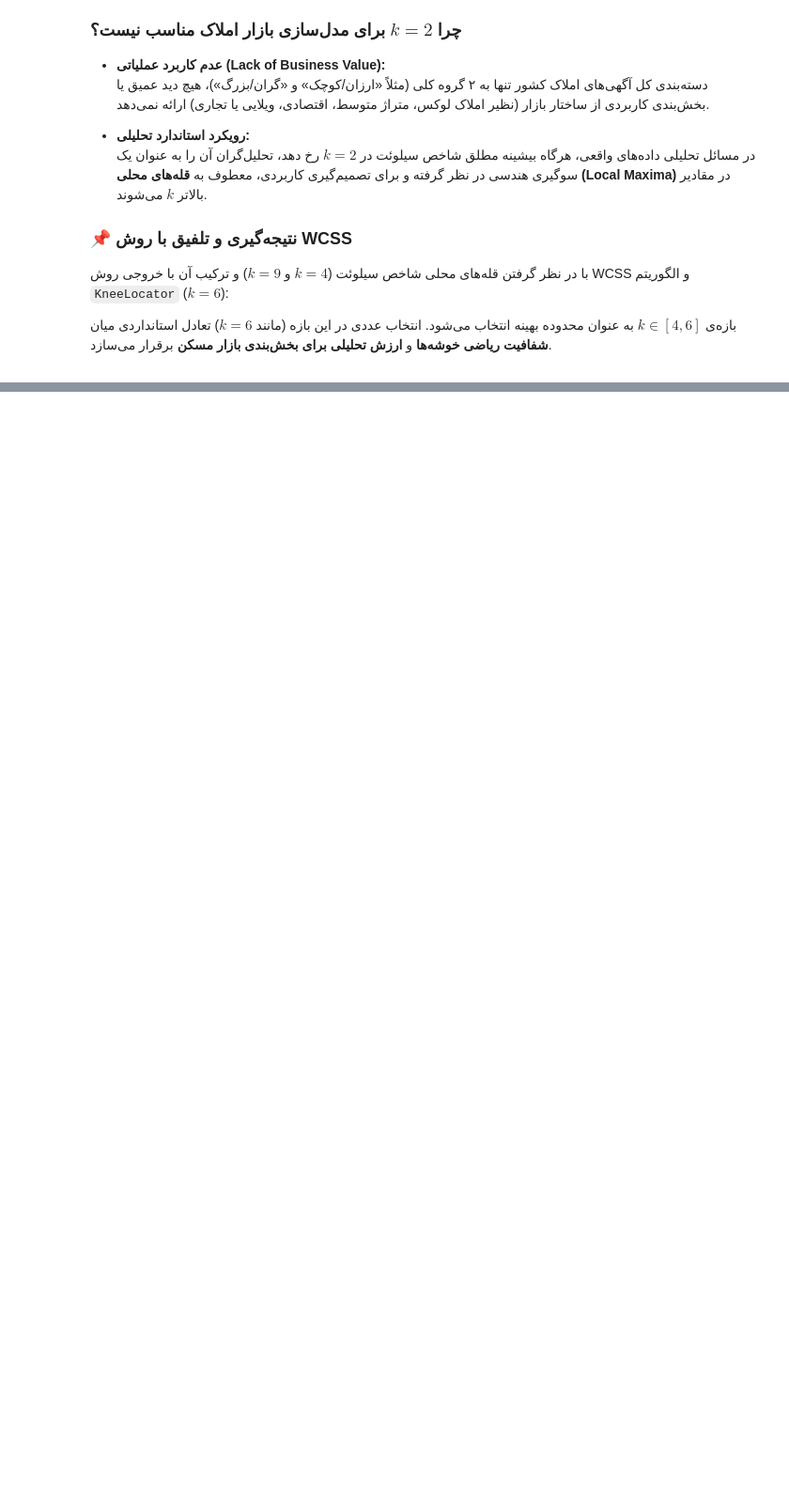
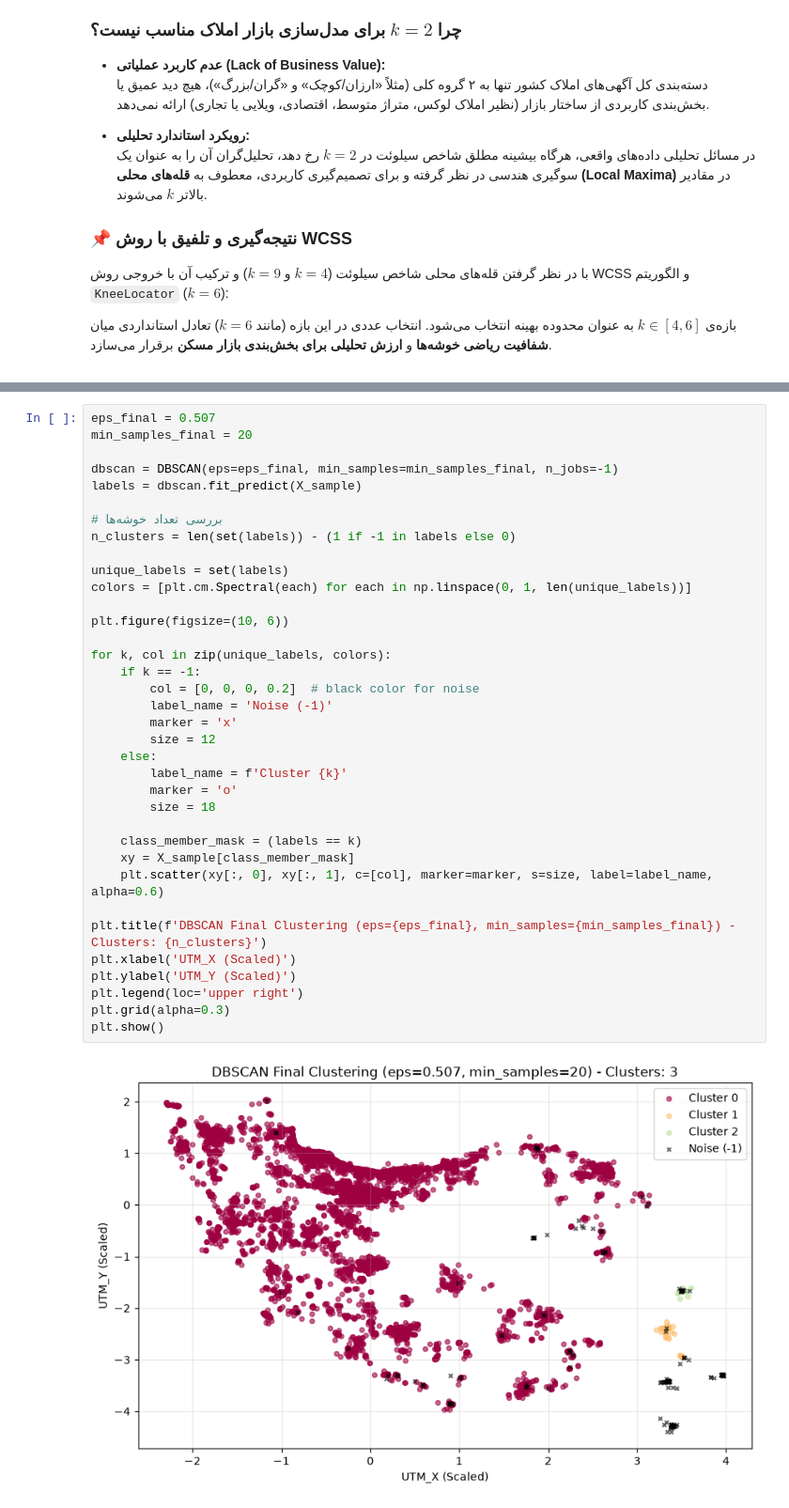
Before and after one commit to s3rasool/divar-real-estate-project, a Jupyter notebook: recommender-system/real_state_clustering.ipynb, the cells around one changed output, grey strips where cells are left out. Shown at 94% size. Saved outputs shown, nothing was run; the diff lists cells and outputs as text; blank space fills up the shorter version.

```diff
--- a/recommender-system/part1_2.ipynb
+++ b/recommender-system/real_state_clustering.ipynb
@@ -537,0 +807,38 @@ k=20 -> Silhouette=0.2403
+# %%
+eps_final = 0.507
+min_samples_final = 20
+
+dbscan = DBSCAN(eps=eps_final, min_samples=min_samples_final, n_jobs=-1)
+labels = dbscan.fit_predict(X_sample)
+
+# بررسی تعداد خوشه‌ها
+n_clusters = len(set(labels)) - (1 if -1 in labels else 0)
+
+unique_labels = set(labels)
+colors = [plt.cm.Spectral(each) for each in np.linspace(0, 1, len(unique_labels))]
+
+plt.figure(figsize=(10, 6))
+
+for k, col in zip(unique_labels, colors):
+    if k == -1:
+        col = [0, 0, 0, 0.2]  # black color for noise
+        label_name = 'Noise (-1)'
+        marker = 'x'
+        size = 12
+    else:
+        label_name = f'Cluster {k}'
+        marker = 'o'
+        size = 18
+
+    class_member_mask = (labels == k)
+    xy = X_sample[class_member_mask]
+    plt.scatter(xy[:, 0], xy[:, 1], c=[col], marker=marker, s=size, label=label_name, alpha=0.6)
+
+plt.title(f'DBSCAN Final Clustering (eps={eps_final}, min_samples={min_samples_final}) - Clusters: {n_clusters}')
+plt.xlabel('UTM_X (Scaled)')
+plt.ylabel('UTM_Y (Scaled)')
+plt.legend(loc='upper right')
+plt.grid(alpha=0.3)
+plt.show()
+# %% [output]
+[figure, added]
```
Also changed, not shown: parts of 18 cells of this notebook, 1 other file.
